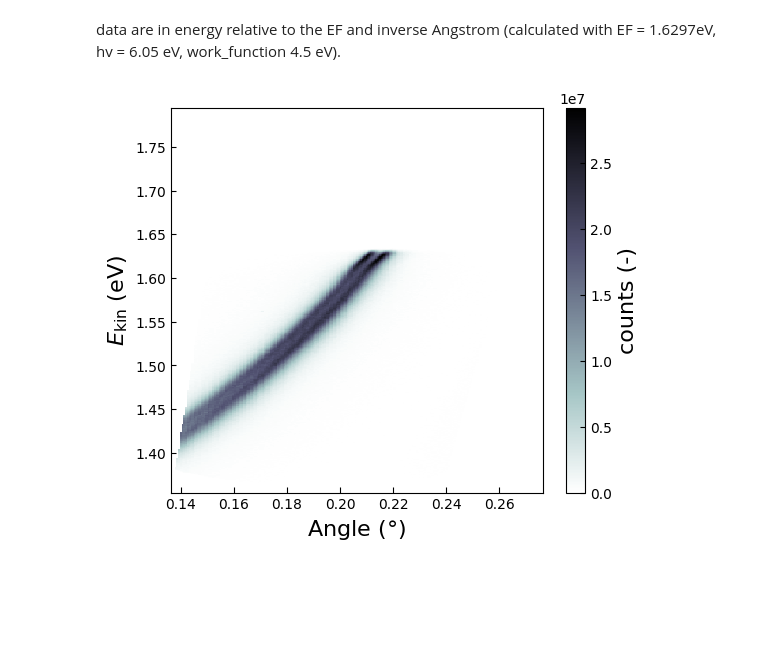
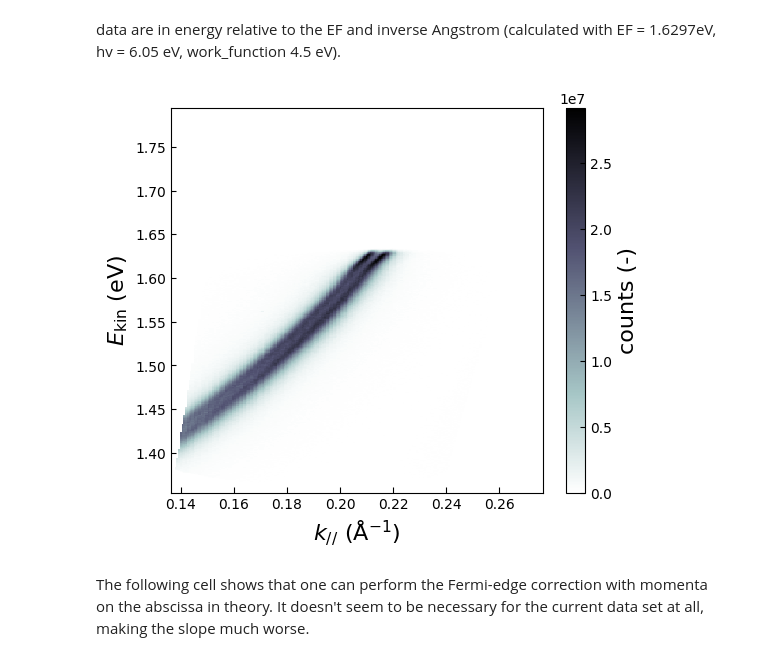
Before and after one commit to xARPES/xARPES, a Jupyter notebook: doc/notebooks/cu_111.ipynb, the cells around one changed output. Drawn from its saved outputs; the diff is of its cells as text; code cells hidden in the pictures; blank space fills up the shorter version.

```diff
--- a/doc/notebooks/cu_111.ipynb
+++ b/doc/notebooks/cu_111.ipynb
@@ -11,24 +11,18 @@ import os
 # Default plot configuration from xarpes.plotting.py
 xarpes.plot_settings('default')
 # %%
-
 #startx = 0.136561 (1/Ang),	deltax = 0.000513 (1/Ang)
 #starty = -0.274858 (eV),	deltay = 0.000633  (eV)
 
-kmin = 0.136561
-kstp = 0.000513
-knum = 273
-
-emin  = -0.274858
-estp = 0.000633
-enum = 696
+kmin = 0.136561; kstp = 0.000513; knum = 273
+emin  = -0.274858; estp = 0.000633; enum = 696
 
 hnu_minPhi = 1.6297
 
 kran = kmin + np.arange(knum) * kstp
 eran = emin + np.arange(enum) * estp
 
-eran += hnu_minPhi
+ekin = eran + hnu_minPhi
 
 intensities = np.loadtxt(os.path.join('data_sets', 'fig1a_laser.txt')).T
 # print(intensities.shape)
@@ -37,11 +31,12 @@ data are in energy relative to the EF and inverse Angstrom (calculated with EF =
 # %%
 %matplotlib inline
 
-# Need to patch the following: angle_resolution must be replaced by momentum_resolution
+bmap = xarpes.BandMap.from_np_arrays(intensities=intensities, momenta=kran, ekin=ekin,
+        energy_resolution=0.0025, momentum_resolution=0.003, temperature=6)
 
-bmap = xarpes.BandMap.from_np_arrays(intensities=intensities, angles=kran, ekin=eran,
-        energy_resolution=0.0025, angle_resolution=0.003, temperature=6)
-
-fig = bmap.plot(abscissa='angle', ordinate='kinetic_energy', size_kwargs=dict(w=6, h=5))
+fig = bmap.plot(abscissa='momentum', ordinate='kinetic_energy', size_kwargs=dict(w=6, h=5))
 # %% [output]
-[figure, old version]
+[figure, new version]
+# %% [markdown]
+The following cell shows that one can perform the Fermi-edge correction with momenta on the abscissa in theory.
+It doesn't seem to be necessary for the current data set at all, making the slope much worse.
```
Also changed, not shown: parts of 6 cells of this notebook, 7 other files.
